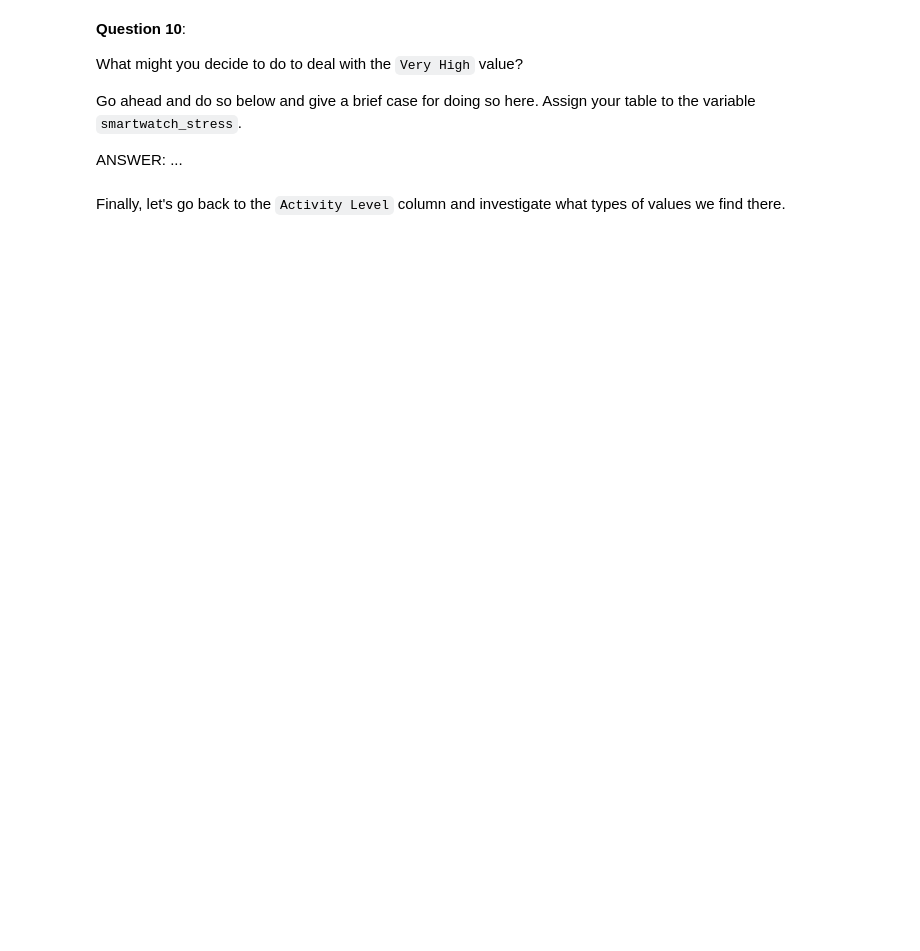
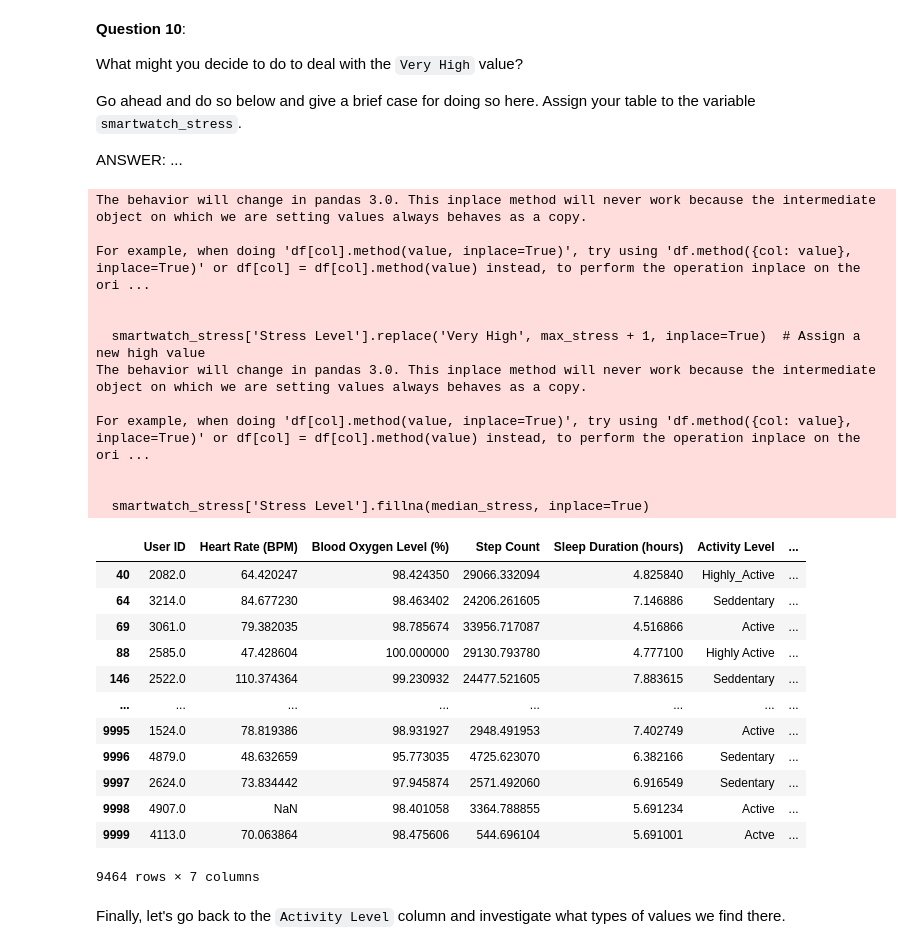
Before and after one commit to BMC-Intersectional-Data-Feminism/exercise-2-data-cleaning-and-analysis-fionayr, a Jupyter notebook: exercise2.ipynb, the cells around one changed output. Saved outputs shown, nothing was run; the diff lists cells and outputs as text; code cells hidden in the pictures; blank space fills up the shorter version.

```diff
--- a/exercise2.ipynb
+++ b/exercise2.ipynb
@@ -411,3 +489,49 @@ smartwatch_stress
+# %%
+## cell to deal with 'Very High' value
+
+# Create a copy of the dataset to avoid modifying the original
+smartwatch_stress = smartwatch_updated_sleep.copy()
+
+# Convert 'Stress Level' to numeric, replacing non-numeric values with NaN
+smartwatch_stress['Stress Level'] = pd.to_numeric(smartwatch_stress['Stress Level'], errors='coerce')
+
+# Handle 'Very High' (if still present)
+if 'Very High' in smartwatch_updated_sleep['Stress Level'].values:
+    max_stress = smartwatch_stress['Stress Level'].max()  # Find max numeric stress level
+    smartwatch_stress['Stress Level'].replace('Very High', max_stress + 1, inplace=True)  # Assign a new high value
+
+# Fill NaN values with median stress level
+median_stress = smartwatch_stress['Stress Level'].median()
+smartwatch_stress['Stress Level'].fillna(median_stress, inplace=True)
+
+# Display updated dataset
+smartwatch_stress
+# %% [output]
+The behavior will change in pandas 3.0. This inplace method will never work because the intermediate object on which we are setting values always behaves as a copy.
+
+For example, when doing 'df[col].method(value, inplace=True)', try using 'df.method({col: value}, inplace=True)' or df[col] = df[col].method(value) instead, to perform the operation inplace on the ori ...
+
+
+  smartwatch_stress['Stress Level'].replace('Very High', max_stress + 1, inplace=True)  # Assign a new high value
+The behavior will change in pandas 3.0. This inplace method will never work because the intermediate object on which we are setting values always behaves as a copy.
+
+For example, when doing 'df[col].method(value, inplace=True)', try using 'df.method({col: value}, inplace=True)' or df[col] = df[col].method(value) instead, to perform the operation inplace on the ori ...
+
+
+  smartwatch_stress['Stress Level'].fillna(median_stress, inplace=True)
+|  | User ID | Heart Rate (BPM) | Blood Oxygen Level (%) | Step Count | Sleep Duration (hours) | Activity Level | ... |
+| 40 | 2082.0 | 64.420247 | 98.424350 | 29066.332094 | 4.825840 | Highly_Active | ... |
+| 64 | 3214.0 | 84.677230 | 98.463402 | 24206.261605 | 7.146886 | Seddentary | ... |
+| 69 | 3061.0 | 79.382035 | 98.785674 | 33956.717087 | 4.516866 | Active | ... |
+| 88 | 2585.0 | 47.428604 | 100.000000 | 29130.793780 | 4.777100 | Highly Active | ... |
+| 146 | 2522.0 | 110.374364 | 99.230932 | 24477.521605 | 7.883615 | Seddentary | ... |
+| ... | ... | ... | ... | ... | ... | ... | ... |
+| 9995 | 1524.0 | 78.819386 | 98.931927 | 2948.491953 | 7.402749 | Active | ... |
+| 9996 | 4879.0 | 48.632659 | 95.773035 | 4725.623070 | 6.382166 | Sedentary | ... |
+| 9997 | 2624.0 | 73.834442 | 97.945874 | 2571.492060 | 6.916549 | Sedentary | ... |
+| 9998 | 4907.0 | NaN | 98.401058 | 3364.788855 | 5.691234 | Active | ... |
+| 9999 | 4113.0 | 70.063864 | 98.475606 | 544.696104 | 5.691001 | Actve | ... |
+9464 rows × 7 columns
 # %% [markdown]
 Finally, let's go back to the `Activity Level` column and investigate what types of values we find there.
 # %%
```
Also changed, not shown: parts of 24 cells of this notebook, 1 other file.
